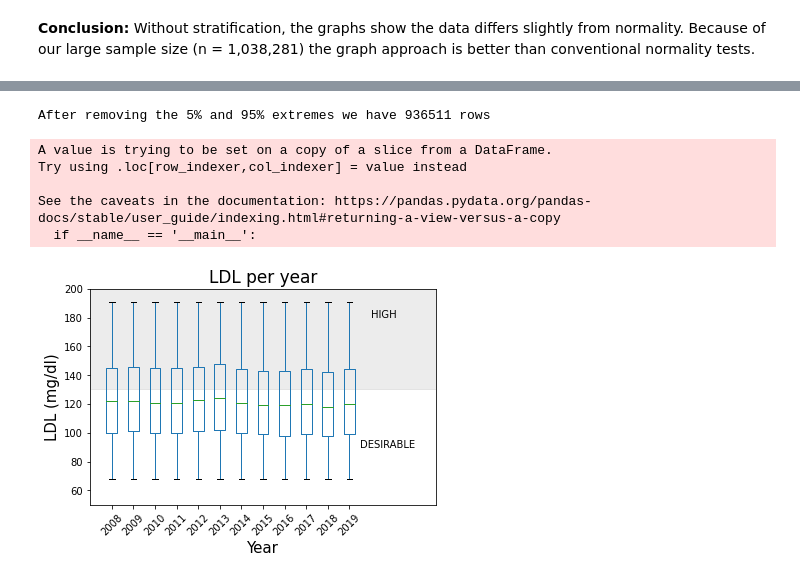
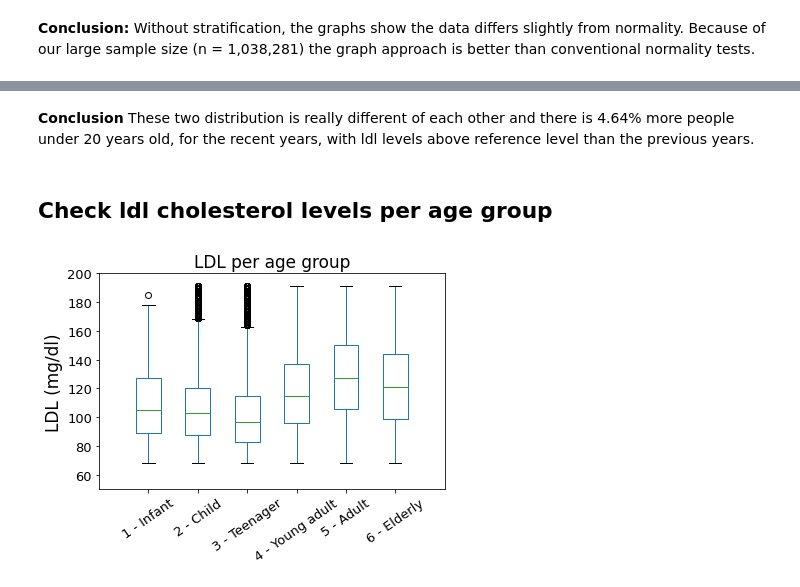
Before and after one commit to climate-and-health-datasci-Unicamp/ldl-cholesterol-climate-analysis, a Jupyter notebook: notebooks/01_LDL_descriptive.ipynb, the cells around one changed output, grey strips where cells are left out. Saved outputs shown, nothing was run; the diff lists cells and outputs as text; code cells hidden in the pictures.

```diff
--- a/notebooks/01_LDL_descriptive.ipynb
+++ b/notebooks/01_LDL_descriptive.ipynb
@@ -304,31 +469,24 @@ The distribution of results per year and per age group was analysed using boxplo
+# %% [markdown]
+**Conclusion** These two distribution is really different of each other and there is 4.64% more people under 20 years old, for the recent years, with ldl levels above reference level than the previous years.
+# %% [markdown]
+## **Check ldl cholesterol levels per age group**
 # %%
-#@title By Year
+#@title By Age Group
 #-------------------------------------------------------------------#
-#                     Boxplot of results per year                   #
+#                Boxplot of results per age group                   #
 #-------------------------------------------------------------------#
+#remove extreme data (below 5% and above 95%)
+df_clean2 = df_clean[(df_clean['Result']<=df_clean['Result'].quantile(.95))&(df_clean['Result']>=df_clean['Result'].quantile(.05))]
 
-#remove data from extremes 5% and 95%
-df_clean2 = df_clean[(df_clean['Result']<=df_clean['Result'].quantile(.95))&(df_clean['Result']>=df_clean['Result'].quantile(.05))]
-print("After removing the 5% and 95% extremes we have",len(df_clean2),"rows")
-df_clean2['DATE'] = pd.to_datetime(df_clean2['DATE'])
-ax=df_clean2.boxplot(by=df_clean2['DATE'].dt.year,column=['Result'],rot=45,grid=False)
-ax.set_xticklabels(ax.get_xticklabels(),rotation=45)
-
-plt.axhspan(ymin=130.1, ymax=df_clean['Result'].max()+100,alpha = 0.15,color ='gray')
-plt.xlim(0, 16)
+ax = df_clean2.boxplot(by='Age group',column=['Result'],rot=45,grid=False)
+plt.xlim(0, 7)
 plt.ylim(50, 200)
-plt.text(13,180,'HIGH')
-plt.text(12.5,90,'DESIRABLE')
-plt.title("LDL per year", fontsize = 17)
+plt.title("LDL per age group",fontsize = 17)
 plt.suptitle("")
-ax.set_xlabel("Year", fontsize = 15)
-ax.set_ylabel("LDL (mg/dl)", fontsize = 15)
+plt.xlabel('')
+plt.yticks(fontsize = 13)
+plt.xticks(fontsize = 13,rotation = 35)
+ax.set_ylabel("LDL (mg/dl)",fontsize = 17)
 plt.show()
 # %% [output]
-After removing the 5% and 95% extremes we have 936511 rows
-A value is trying to be set on a copy of a slice from a DataFrame.
-Try using .loc[row_indexer,col_indexer] = value instead
-
-See the caveats in the documentation: https://pandas.pydata.org/pandas-docs/stable/user_guide/indexing.html#returning-a-view-versus-a-copy
-  if __name__ == '__main__':
-[figure, old version]
+[figure, new version]
```
Also changed, not shown: parts of 25 cells of this notebook.
